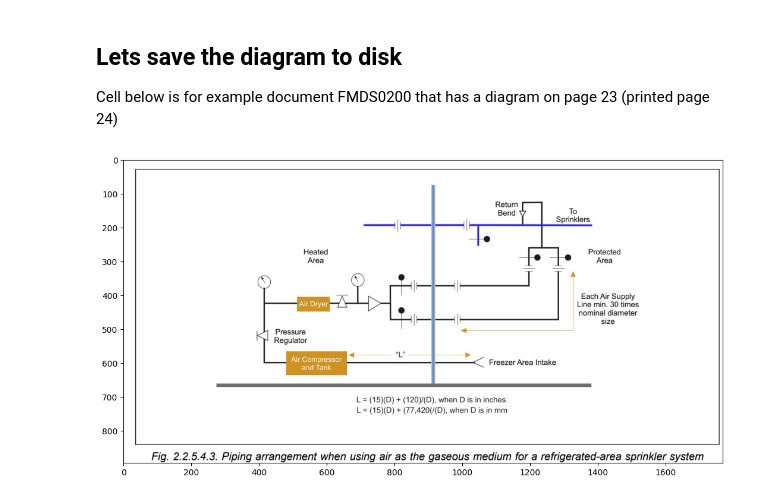
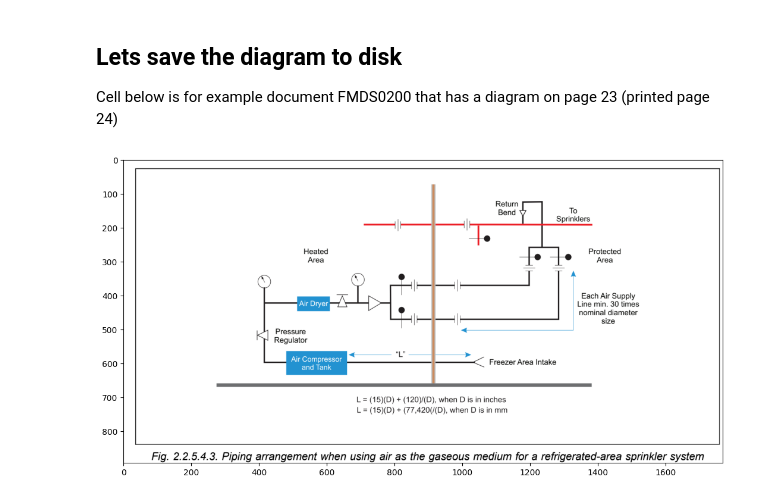
Before and after one commit to wawilk/GetTextAndImagesFromPDF, a Jupyter notebook: visionocr.ipynb, the cells around one changed output. Saved outputs shown, nothing was run; the diff lists cells and outputs as text; code cells hidden in the pictures.

Commit message:
fix image in last cell

```diff
--- a/visionocr.ipynb
+++ b/visionocr.ipynb
@@ -44,6 +44,7 @@ You can't pass PDFs to the service, so we must first convert it to images.
 I will just do one page.
 # %%
 import pypdfium2 as pdfium
+import numpy as np
 
 # Example document FMDS0200 has a diagram on page 23 (printed page 24)
 # Example document FMDS0128 has a photo on page 43 (printed page 44)
@@ -63,6 +64,18 @@ def pdf_page_to_image(pdf_document_path, page_no):
     #image=np.array(pil_image)
     return pil_image
 
+def pdf_page_to_np_image(pdf_document_path, page_no):
+    import pypdfium2 as pdfium
+    filepath = pdf_document_path
+    pdf = pdfium.PdfDocument(filepath)
+
+    # render a single page (in this case: the first one)
+    page = pdf[page_no]
+    pil_image = page.render(scale=4).to_pil()
+    # open cv will need a numpy array
+    np_image=np.array(pil_image)
+    return np_image
+
 #**************
 # Main Code
 #**************
@@ -697,7 +710,7 @@ title top left = 397.0,2703.0 and titles top right = 2041.0,2704.0
 ## Lets save the diagram  to disk
 Cell below is for example document FMDS0200 that has a diagram on page 23 (printed page 24)
 # %%
-def cutout_image_around_both(image, result):
+def cutout_image_around_both(np_image, result):
     # call the function to do the cutouts
     # always pass in a single image (of the page)
     # and the result from the API
@@ -756,34 +769,40 @@ def cutout_image_around_both(image, result):
             # and use the titles bottom y
             min_x= int(min(title_x3,x))
             max_y = int(max(title_y3,y+h))
             max_x = int(max(title_x1,x+w))
             min_y = int(min(title_y1,y))
             # draw the rectangle
-            cutout_image=image[min_y:max_y, min_x:max_x]
+            cutout_image=np_image[min_y:max_y, min_x:max_x]
             cutouts.append(cutout_image)
     # return the cutout images
     return cutouts, titles_to_keep
 
 
 # main code
 import cv2
 import matplotlib.pyplot as plt
 from matplotlib import rcParams
 #
-image = cv2.imread("page_22.jpg")
-cutouts_out, titles_to_keep = cutout_image_around_both(image, result)
+# using page 22
+filepath = "./FMDS0200.pdf"
+page_to_explore=22
+#
+# convert the page to an image
+page_22_image=pdf_page_to_np_image(filepath, page_to_explore)
+#
+cutouts_out, titles_to_keep = cutout_image_around_both(page_22_image, result)
 #
 # Now lets loop through the images and save them to disk
 for image in cutouts_out:
     for title in titles_to_keep:
         # save it to disk
         final_title="Figure " + title + ".png"
         # write it to disk
         cv2.imwrite(str(final_title), image)
 # loop through and show the images
 for img in cutouts_out:
     plt.figure(figsize=(13,13))
     plt.imshow(img)
     plt.show()
 # %% [output]
-[figure, old version]
+[figure, new version]
```
Also changed, not shown: parts of 1 cell of this notebook.
